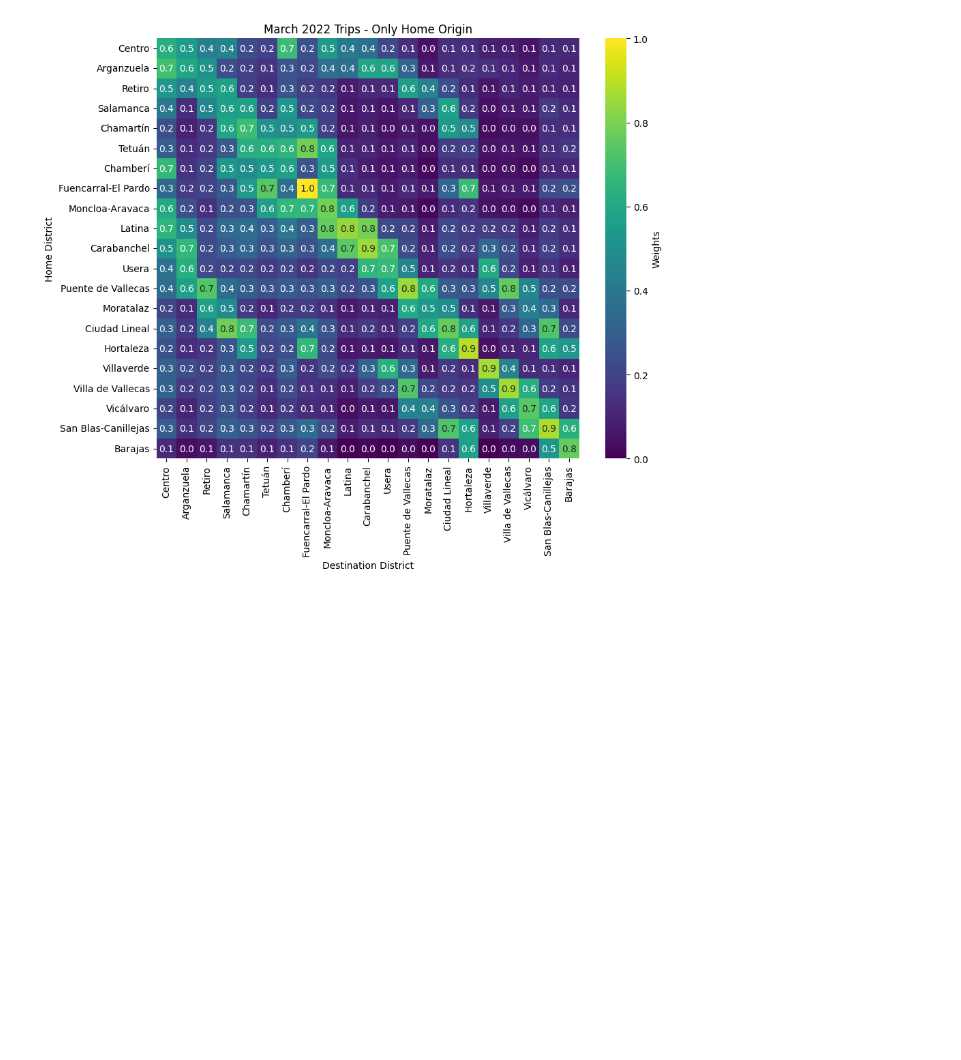
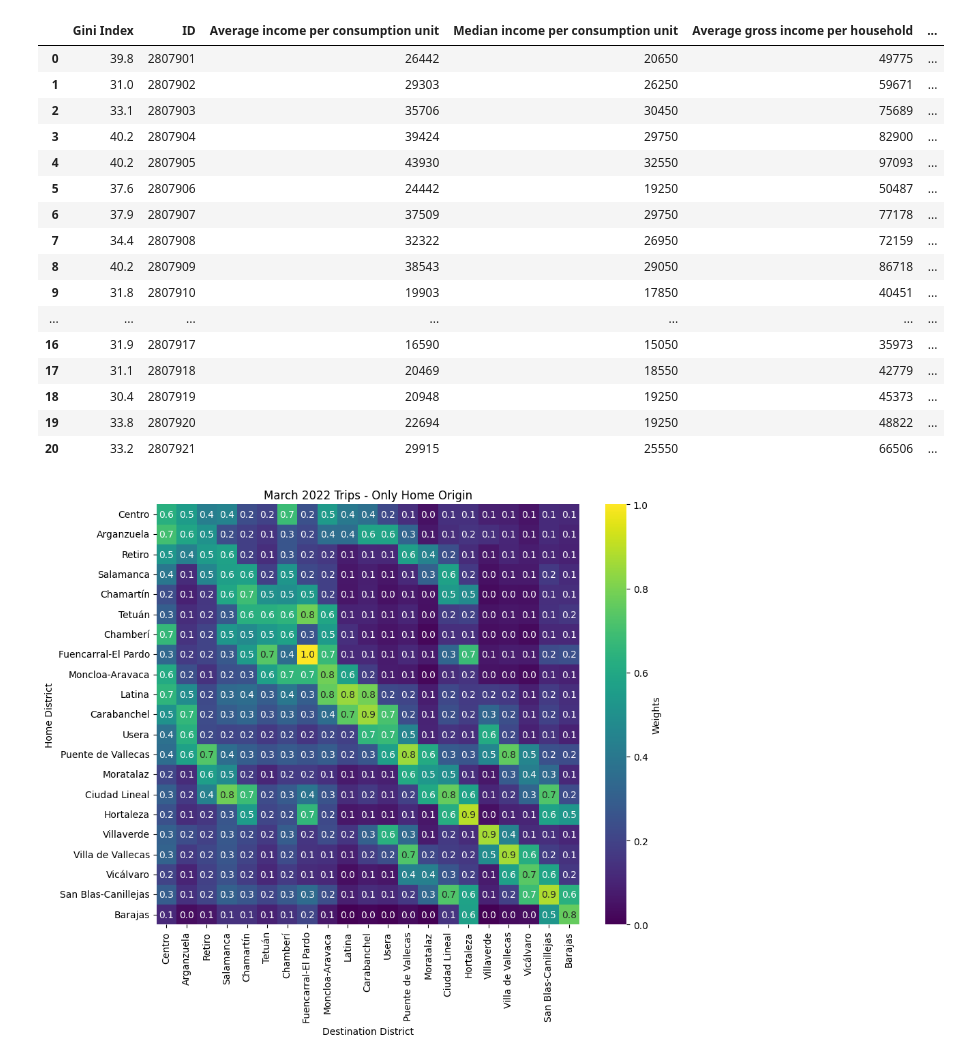
Before and after one commit to carobs9/thesis_project, a Jupyter notebook: clustering/get_graph_plotly.ipynb, the cells around one changed output. Saved outputs shown, nothing was run; the diff lists cells and outputs as text; code cells hidden in the pictures; blank space fills up the shorter version.

```diff
--- a/clustering/get_graph_plotly.ipynb
+++ b/clustering/get_graph_plotly.ipynb
@@ -25,6 +25,26 @@ income['Gini Index Scaled'] = income['Gini Index'] ** 2.5
 # %%
 var_of_interest = 'Median income per consumption unit'
 var_of_interest_2 = 'Gini Index Scaled'
+# %%
+income
+# %% [output]
+|  | Gini Index | ID | Average income per consumption unit | Median income per consumption unit | Average gross income per household | ... |
+| 0 | 39.8 | 2807901 | 26442 | 20650 | 49775 | ... |
+| 1 | 31.0 | 2807902 | 29303 | 26250 | 59671 | ... |
+| 2 | 33.1 | 2807903 | 35706 | 30450 | 75689 | ... |
+| 3 | 40.2 | 2807904 | 39424 | 29750 | 82900 | ... |
+| 4 | 40.2 | 2807905 | 43930 | 32550 | 97093 | ... |
+| 5 | 37.6 | 2807906 | 24442 | 19250 | 50487 | ... |
+| 6 | 37.9 | 2807907 | 37509 | 29750 | 77178 | ... |
+| 7 | 34.4 | 2807908 | 32322 | 26950 | 72159 | ... |
+| 8 | 40.2 | 2807909 | 38543 | 29050 | 86718 | ... |
+| 9 | 31.8 | 2807910 | 19903 | 17850 | 40451 | ... |
+| ... | ... | ... | ... | ... | ... | ... |
+| 16 | 31.9 | 2807917 | 16590 | 15050 | 35973 | ... |
+| 17 | 31.1 | 2807918 | 20469 | 18550 | 42779 | ... |
+| 18 | 30.4 | 2807919 | 20948 | 19250 | 45373 | ... |
+| 19 | 33.8 | 2807920 | 22694 | 19250 | 48822 | ... |
+| 20 | 33.2 | 2807921 | 29915 | 25550 | 66506 | ... |
 # %%
 G, trip_counts = define_graph(filtered_df, remove_weak_edges=False, threshold=0.25)
 G = update_node_sizes(G, income, var_of_interest_2)
```
Also changed, not shown: 3 other files.
